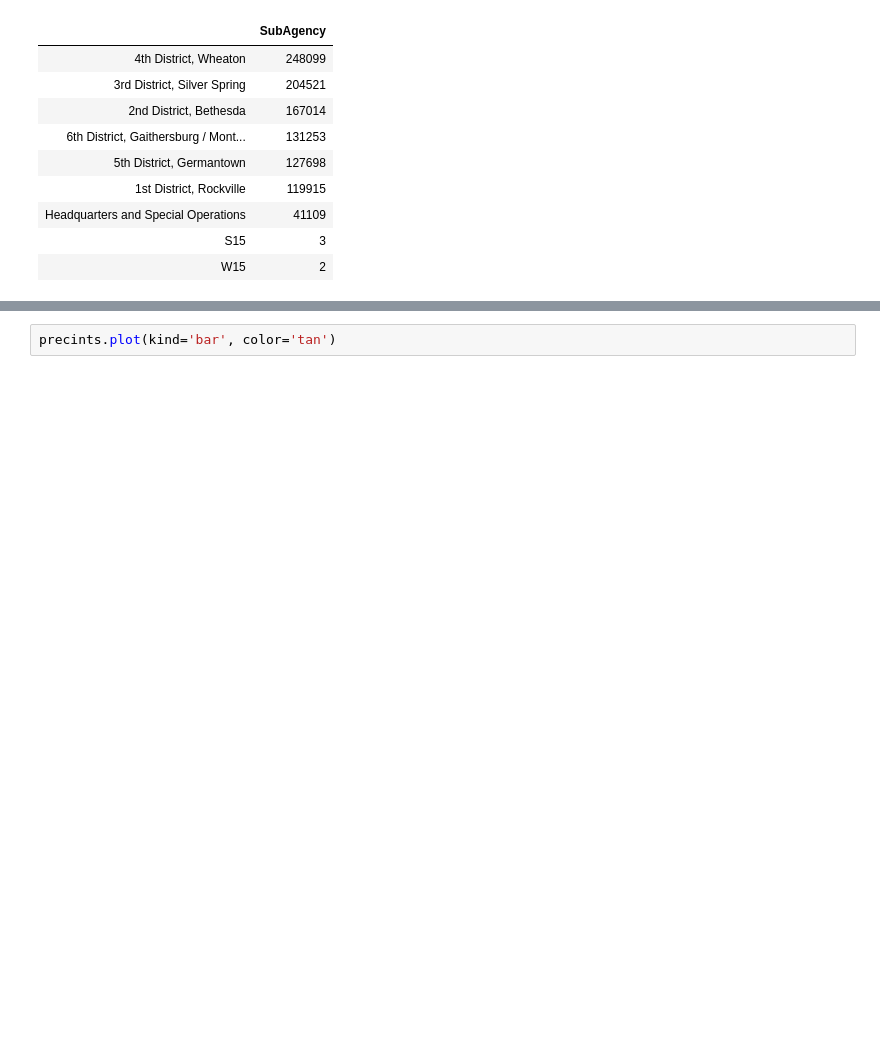
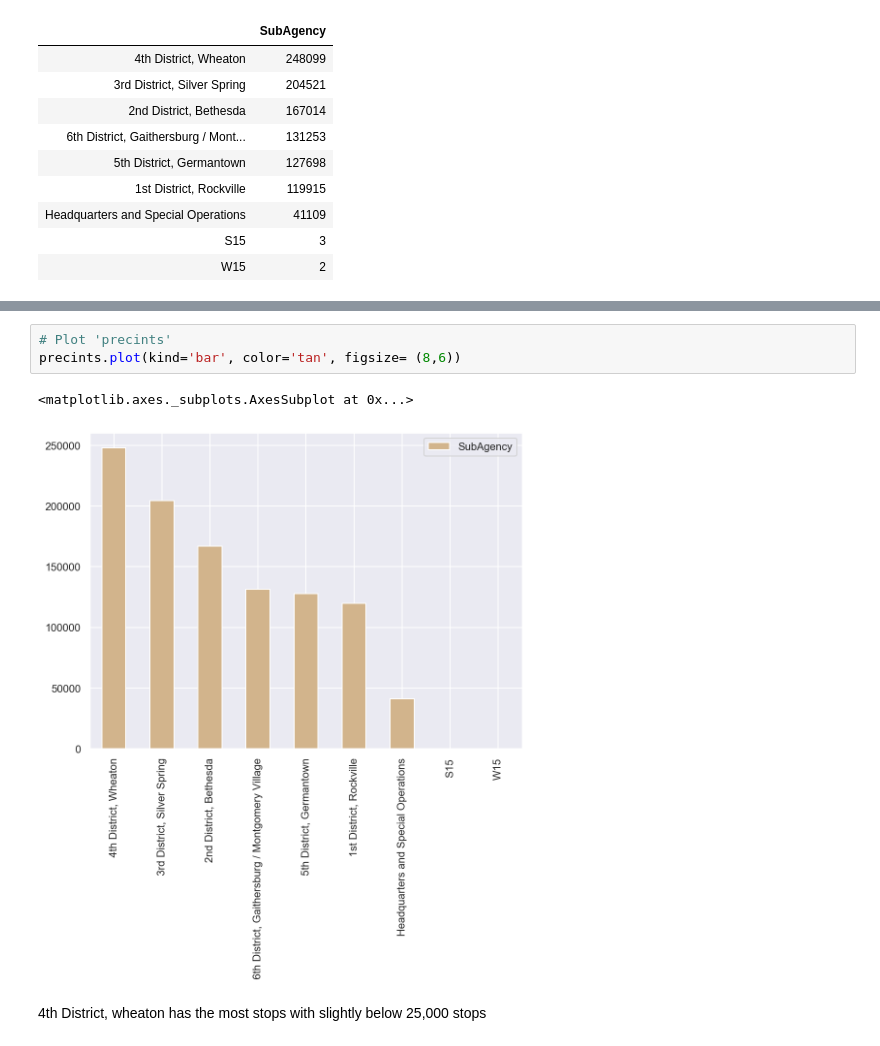
Before and after one commit to Dantarshi/Traffic-Stops, a Jupyter notebook: Traffic Stops.ipynb, the cells around one changed output, grey strips where cells are left out. Saved outputs shown, nothing was run; the diff lists cells and outputs as text; blank space fills up the shorter version.

```diff
--- a/Traffic Stops.ipynb
+++ b/Traffic Stops.ipynb
@@ -526,2 +526,8 @@ precints_perct
 # %%
-precints.plot(kind='bar', color='tan')
+# Plot 'precints'
+precints.plot(kind='bar', color='tan', figsize= (8,6))
+# %% [output]
+<matplotlib.axes._subplots.AxesSubplot at 0x...>
+[figure, added]
+# %% [markdown]
+4th District, wheaton has the most stops with slightly below 25,000 stops
```
Also changed, not shown: parts of 1 cell of this notebook.
